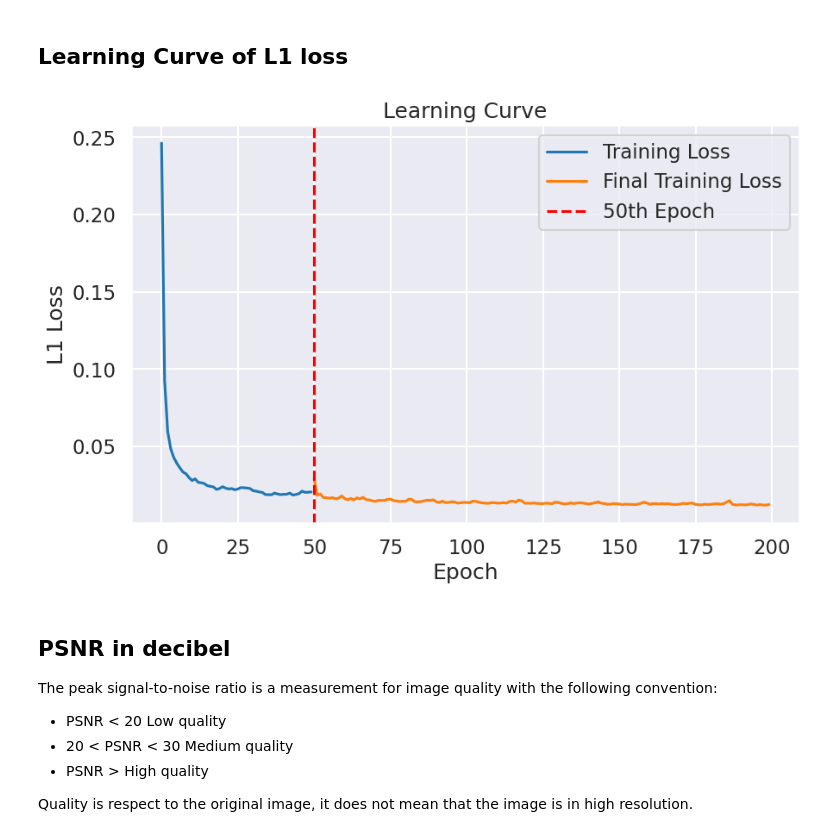
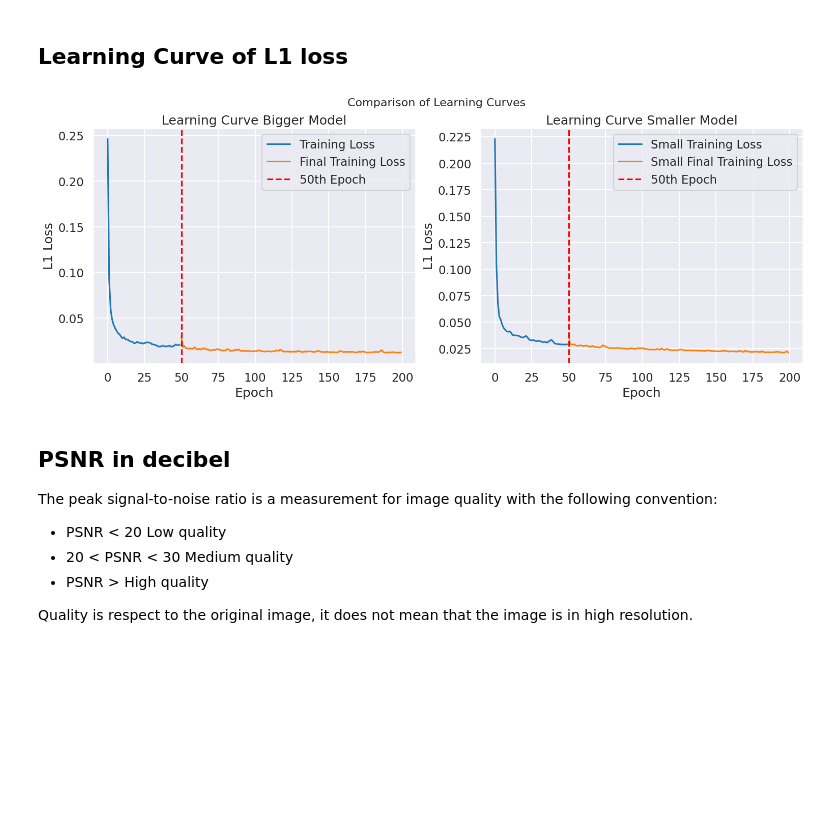
Before and after one commit to cMancio00/Super-Resolution, a Jupyter notebook: notebook.ipynb, the cells around one changed output. Drawn from its saved outputs; the diff is of its cells as text; code cells hidden in the pictures; blank space fills up the shorter version.

Commit message:
Added in the notebook the comparison between models

```diff
--- a/notebook.ipynb
+++ b/notebook.ipynb
@@ -131,22 +181,41 @@ The model has been trained for 50 epochs for validation purpose, after that it w
 # %%
 training_loss = "training_logs/202408051714_L1.csv"
 final_training_loss = "training_logs/202408051740_L1.csv"
 training_loss = genfromtxt(training_loss, delimiter=',')
 final_training_loss = genfromtxt(final_training_loss, delimiter=',')
 
-plt.figure(figsize=(10, 6))
-sns.lineplot(x=np.arange(len(training_loss)), y=training_loss, label='Training Loss')
+small_training_loss = "training_logs/202409131926_L1.csv"
+small_final_training_loss = "training_logs/202409132017_L1.csv"
+small_training_loss = genfromtxt(small_training_loss, delimiter=',')
+small_final_training_loss = genfromtxt(small_final_training_loss, delimiter=',')
+
+fig, ax = plt.subplots(1, 2, figsize=(18, 6))
+
+sns.lineplot(x=np.arange(len(training_loss)), y=training_loss, label='Training Loss', ax=ax[0])
 sns.lineplot(x=np.arange(len(training_loss), len(training_loss) + len(final_training_loss)),
-             y=final_training_loss, label='Final Training Loss')
+             y=final_training_loss, label='Final Training Loss', ax=ax[0])
 
-plt.axvline(x=50, color='red', linestyle='--', label='50th Epoch')
-plt.xlabel('Epoch')
-plt.ylabel('L1 Loss')
-plt.title('Learning Curve')
-plt.legend()
+ax[0].axvline(x=50, color='red', linestyle='--', label='50th Epoch')
+ax[0].set_xlabel('Epoch')
+ax[0].set_ylabel('L1 Loss')
+ax[0].set_title('Learning Curve Bigger Model')
+ax[0].legend()
+
+sns.lineplot(x=np.arange(len(small_training_loss)), y=small_training_loss, label='Small Training Loss', ax=ax[1])
+sns.lineplot(x=np.arange(len(small_training_loss), len(small_training_loss) + len(small_final_training_loss)),
+             y=small_final_training_loss, label='Small Final Training Loss', ax=ax[1])
+
+ax[1].axvline(x=50, color='red', linestyle='--', label='50th Epoch')
+ax[1].set_xlabel('Epoch')
+ax[1].set_ylabel('L1 Loss')
+ax[1].set_title('Learning Curve Smaller Model')
+ax[1].legend()
+
+plt.suptitle('Comparison of Learning Curves', fontsize=16)
+
 plt.show()
 # %% [output]
-[figure, old version]
+[figure, new version]
 # %% [markdown]
 ## PSNR in decibel
 
```
Also changed, not shown: parts of 17 cells of this notebook, 1 other file.
